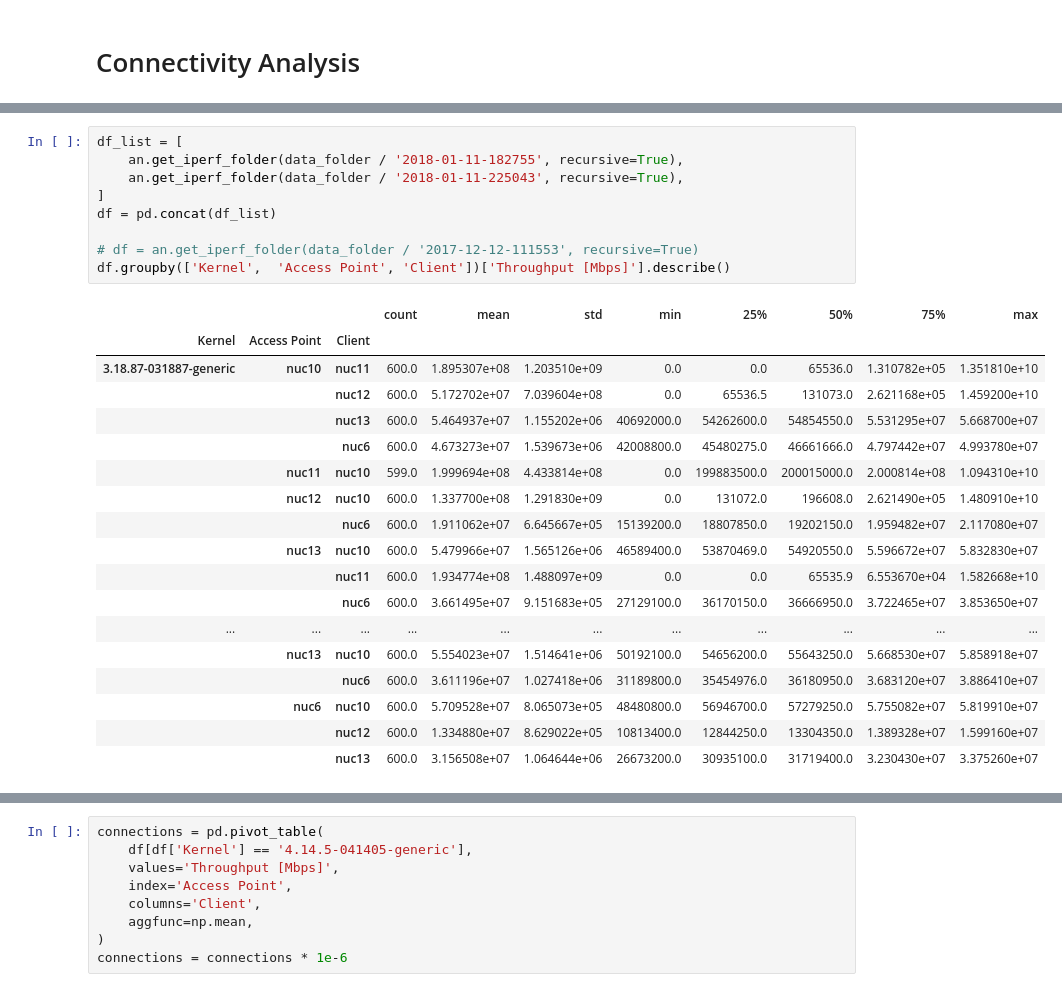
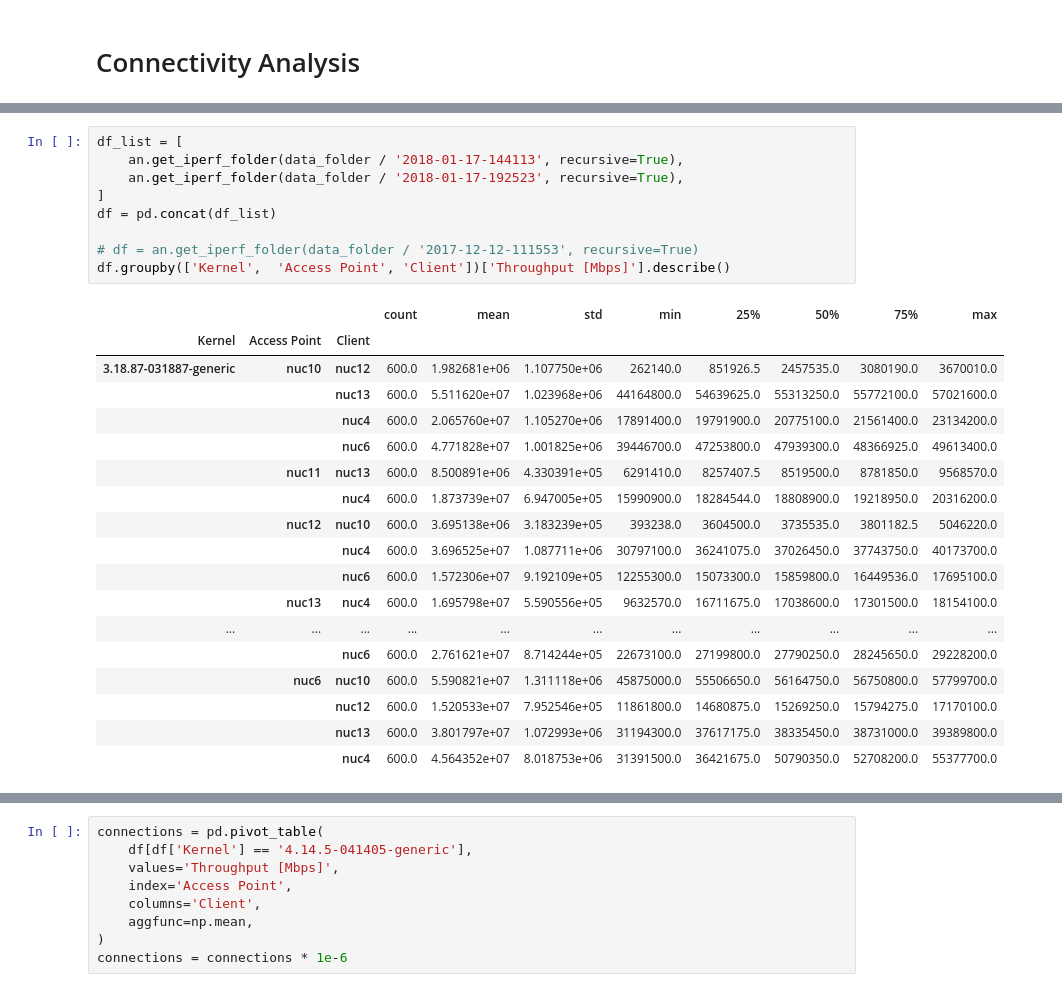
Before and after one commit to mchwalisz/walker, a Jupyter notebook: analysis/Connectivity Analysis.ipynb, the cells around one changed output, grey strips where cells are left out. Drawn from its saved outputs; the diff is of its cells as text.

```diff
--- a/analysis/Connectivity Analysis.ipynb
+++ b/analysis/Connectivity Analysis.ipynb
@@ -36,28 +40,28 @@ Available data paths:
 # %%
 df_list = [
-    an.get_iperf_folder(data_folder / '2018-01-11-182755', recursive=True),
-    an.get_iperf_folder(data_folder / '2018-01-11-225043', recursive=True),
+    an.get_iperf_folder(data_folder / '2018-01-17-144113', recursive=True),
+    an.get_iperf_folder(data_folder / '2018-01-17-192523', recursive=True),
 ]
 df = pd.concat(df_list)
 
 # df = an.get_iperf_folder(data_folder / '2017-12-12-111553', recursive=True)
 df.groupby(['Kernel',  'Access Point', 'Client'])['Throughput [Mbps]'].describe()
 # %% [output]
 |  |  |  | count | mean | std | min | 25% | 50% | 75% | max |
 | Kernel | Access Point | Client |  |  |  |  |  |  |  |  |
-| 3.18.87-031887-generic | nuc10 | nuc11 | 600.0 | 1.895307e+08 | 1.203510e+09 | 0.0 | 0.0 | 65536.0 | 1.310782e+05 | 1.351810e+10 |
-|  |  | nuc12 | 600.0 | 5.172702e+07 | 7.039604e+08 | 0.0 | 65536.5 | 131073.0 | 2.621168e+05 | 1.459200e+10 |
-|  |  | nuc13 | 600.0 | 5.464937e+07 | 1.155202e+06 | 40692000.0 | 54262600.0 | 54854550.0 | 5.531295e+07 | 5.668700e+07 |
-|  |  | nuc6 | 600.0 | 4.673273e+07 | 1.539673e+06 | 42008800.0 | 45480275.0 | 46661666.0 | 4.797442e+07 | 4.993780e+07 |
-|  | nuc11 | nuc10 | 599.0 | 1.999694e+08 | 4.433814e+08 | 0.0 | 199883500.0 | 200015000.0 | 2.000814e+08 | 1.094310e+10 |
-|  | nuc12 | nuc10 | 600.0 | 1.337700e+08 | 1.291830e+09 | 0.0 | 131072.0 | 196608.0 | 2.621490e+05 | 1.480910e+10 |
-|  |  | nuc6 | 600.0 | 1.911062e+07 | 6.645667e+05 | 15139200.0 | 18807850.0 | 19202150.0 | 1.959482e+07 | 2.117080e+07 |
-|  | nuc13 | nuc10 | 600.0 | 5.479966e+07 | 1.565126e+06 | 46589400.0 | 53870469.0 | 54920550.0 | 5.596672e+07 | 5.832830e+07 |
-|  |  | nuc11 | 600.0 | 1.934774e+08 | 1.488097e+09 | 0.0 | 0.0 | 65535.9 | 6.553670e+04 | 1.582668e+10 |
-|  |  | nuc6 | 600.0 | 3.661495e+07 | 9.151683e+05 | 27129100.0 | 36170150.0 | 36666950.0 | 3.722465e+07 | 3.853650e+07 |
+| 3.18.87-031887-generic | nuc10 | nuc12 | 600.0 | 1.982681e+06 | 1.107750e+06 | 262140.0 | 851926.5 | 2457535.0 | 3080190.0 | 3670010.0 |
+|  |  | nuc13 | 600.0 | 5.511620e+07 | 1.023968e+06 | 44164800.0 | 54639625.0 | 55313250.0 | 55772100.0 | 57021600.0 |
+|  |  | nuc4 | 600.0 | 2.065760e+07 | 1.105270e+06 | 17891400.0 | 19791900.0 | 20775100.0 | 21561400.0 | 23134200.0 |
+|  |  | nuc6 | 600.0 | 4.771828e+07 | 1.001825e+06 | 39446700.0 | 47253800.0 | 47939300.0 | 48366925.0 | 49613400.0 |
+|  | nuc11 | nuc13 | 600.0 | 8.500891e+06 | 4.330391e+05 | 6291410.0 | 8257407.5 | 8519500.0 | 8781850.0 | 9568570.0 |
+|  |  | nuc4 | 600.0 | 1.873739e+07 | 6.947005e+05 | 15990900.0 | 18284544.0 | 18808900.0 | 19218950.0 | 20316200.0 |
+|  | nuc12 | nuc10 | 600.0 | 3.695138e+06 | 3.183239e+05 | 393238.0 | 3604500.0 | 3735535.0 | 3801182.5 | 5046220.0 |
+|  |  | nuc4 | 600.0 | 3.696525e+07 | 1.087711e+06 | 30797100.0 | 36241075.0 | 37026450.0 | 37743750.0 | 40173700.0 |
+|  |  | nuc6 | 600.0 | 1.572306e+07 | 9.192109e+05 | 12255300.0 | 15073300.0 | 15859800.0 | 16449536.0 | 17695100.0 |
+|  | nuc13 | nuc4 | 600.0 | 1.695798e+07 | 5.590556e+05 | 9632570.0 | 16711675.0 | 17038600.0 | 17301500.0 | 18154100.0 |
 | ... | ... | ... | ... | ... | ... | ... | ... | ... | ... | ... |
-|  | nuc13 | nuc10 | 600.0 | 5.554023e+07 | 1.514641e+06 | 50192100.0 | 54656200.0 | 55643250.0 | 5.668530e+07 | 5.858918e+07 |
-|  |  | nuc6 | 600.0 | 3.611196e+07 | 1.027418e+06 | 31189800.0 | 35454976.0 | 36180950.0 | 3.683120e+07 | 3.886410e+07 |
-|  | nuc6 | nuc10 | 600.0 | 5.709528e+07 | 8.065073e+05 | 48480800.0 | 56946700.0 | 57279250.0 | 5.755082e+07 | 5.819910e+07 |
-|  |  | nuc12 | 600.0 | 1.334880e+07 | 8.629022e+05 | 10813400.0 | 12844250.0 | 13304350.0 | 1.389328e+07 | 1.599160e+07 |
-|  |  | nuc13 | 600.0 | 3.156508e+07 | 1.064644e+06 | 26673200.0 | 30935100.0 | 31719400.0 | 3.230430e+07 | 3.375260e+07 |
+|  |  | nuc6 | 600.0 | 2.761621e+07 | 8.714244e+05 | 22673100.0 | 27199800.0 | 27790250.0 | 28245650.0 | 29228200.0 |
+|  | nuc6 | nuc10 | 600.0 | 5.590821e+07 | 1.311118e+06 | 45875000.0 | 55506650.0 | 56164750.0 | 56750800.0 | 57799700.0 |
+|  |  | nuc12 | 600.0 | 1.520533e+07 | 7.952546e+05 | 11861800.0 | 14680875.0 | 15269250.0 | 15794275.0 | 17170100.0 |
+|  |  | nuc13 | 600.0 | 3.801797e+07 | 1.072993e+06 | 31194300.0 | 37617175.0 | 38335450.0 | 38731000.0 | 39389800.0 |
+|  |  | nuc4 | 600.0 | 4.564352e+07 | 8.018753e+06 | 31391500.0 | 36421675.0 | 50790350.0 | 52708200.0 | 55377700.0 |
```
Also changed, not shown: parts of 6 cells of this notebook, 1 other file.
